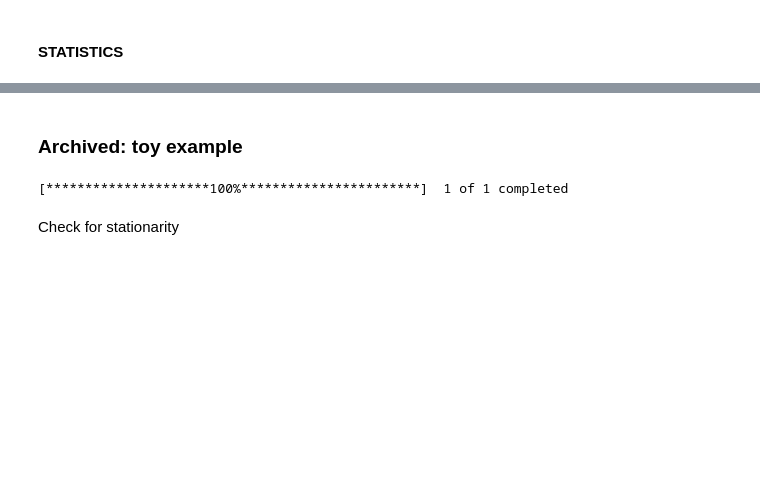
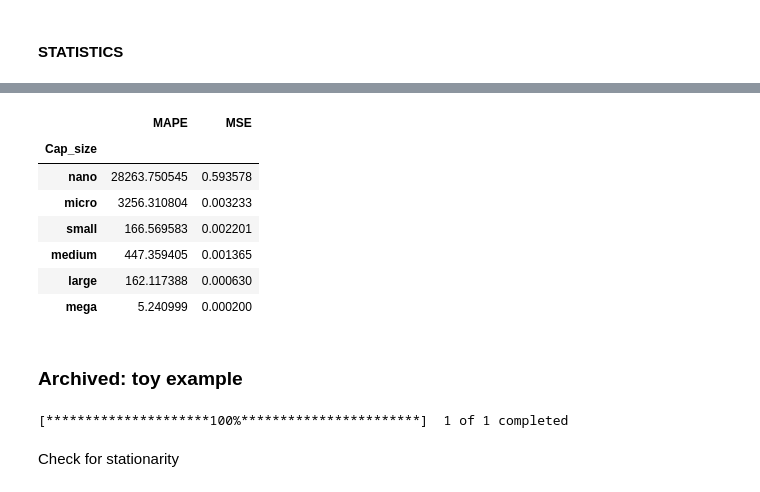
Before and after one commit to yiwen1996/DSGA1018TimeSeries, a Jupyter notebook: ARIMA.ipynb, the cells around one changed output, grey strips where cells are left out. Cells and saved outputs as stored; diff of their text form; code cells hidden in the pictures; blank space fills up the shorter version.

```diff
--- a/ARIMA.ipynb
+++ b/ARIMA.ipynb
@@ -381,3 +331,15 @@ list(df['MAPE'])
+# %%
+df_std = metrics_df_concat.groupby('Cap_size').std().reindex(cap_list)
+df_std
+# %% [output]
+|  | MAPE | MSE |
+| Cap_size |  |  |
+| nano | 28263.750545 | 0.593578 |
+| micro | 3256.310804 | 0.003233 |
+| small | 166.569583 | 0.002201 |
+| medium | 447.359405 | 0.001365 |
+| large | 162.117388 | 0.000630 |
+| mega | 5.240999 | 0.000200 |
 # %% [markdown]
 ### Archived: toy example
 # %%
```
Also changed, not shown: parts of 22 cells of this notebook.
